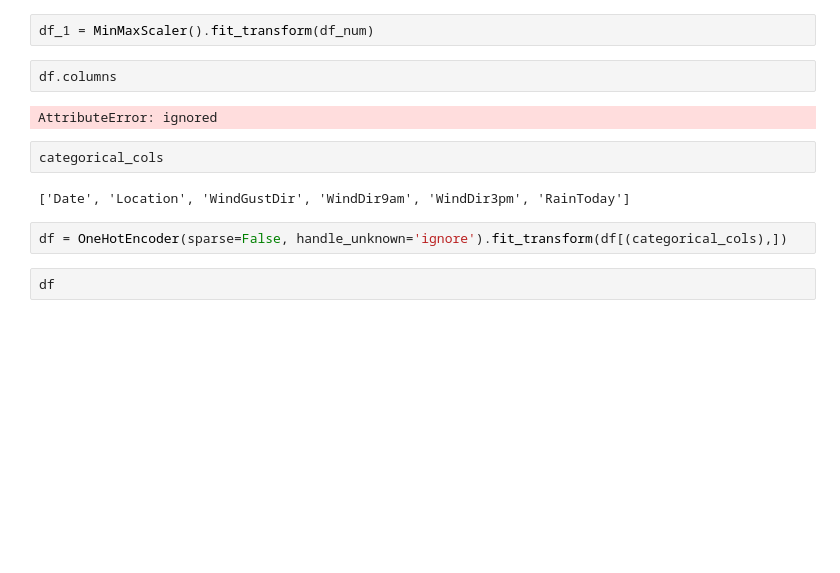
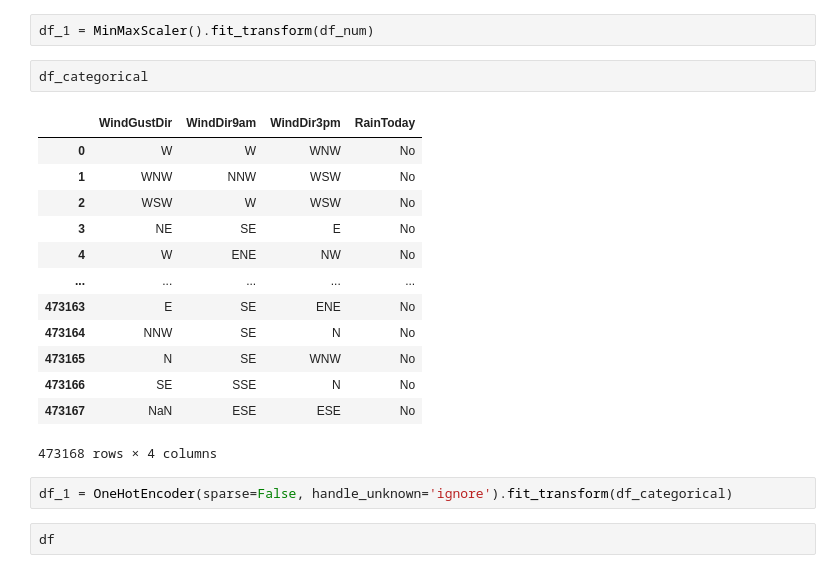
Before and after one commit to wessware/pytorch-101, a Jupyter notebook: pytorch-multiclass-classification.ipynb, the cells around one changed output. Cells and saved outputs as stored; diff of their text form; blank space fills up the shorter version.

Commit message:
categorical cols prep done

```diff
--- a/pytorch-multiclass-classification.ipynb
+++ b/pytorch-multiclass-classification.ipynb
@@ -95,15 +95,23 @@ df_num.isna().sum().sum()
 # %%
 df_1 = MinMaxScaler().fit_transform(df_num)
 # %%
-df.columns
+df_categorical
 # %% [output]
+|  | WindGustDir | WindDir9am | WindDir3pm | RainToday |
+| 0 | W | W | WNW | No |
+| 1 | WNW | NNW | WSW | No |
+| 2 | WSW | W | WSW | No |
+| 3 | NE | SE | E | No |
+| 4 | W | ENE | NW | No |
+| ... | ... | ... | ... | ... |
+| 473163 | E | SE | ENE | No |
+| 473164 | NNW | SE | N | No |
+| 473165 | N | SE | WNW | No |
+| 473166 | SE | SSE | N | No |
+| 473167 | NaN | ESE | ESE | No |
-AttributeError: ignored
+473168 rows × 4 columns
-# %%
-categorical_cols
-# %% [output]
-['Date', 'Location', 'WindGustDir', 'WindDir9am', 'WindDir3pm', 'RainToday']
 # %%
-df = OneHotEncoder(sparse=False, handle_unknown='ignore').fit_transform(df[(categorical_cols),])
+df_1 = OneHotEncoder(sparse=False, handle_unknown='ignore').fit_transform(df_categorical)
 # %%
 df
 # %% [output]
```
